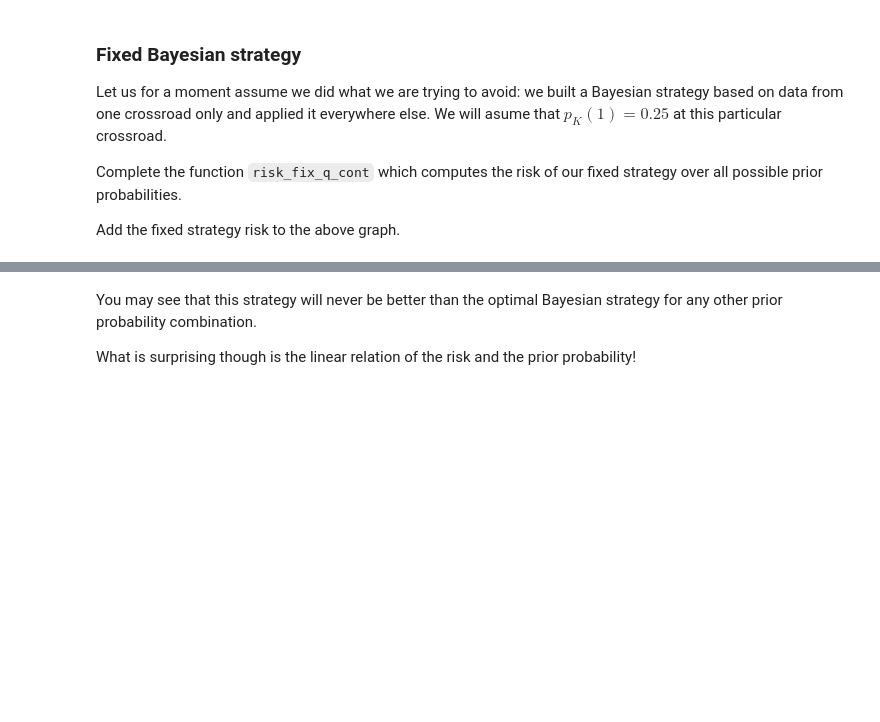
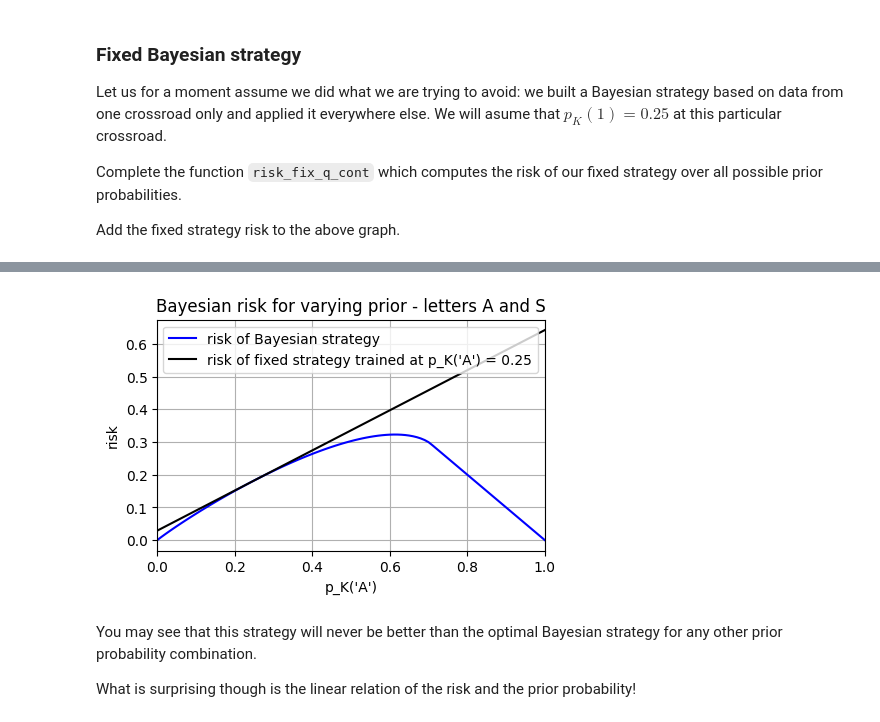
Before and after one commit to andreistirbu27/Pattern-Recognition-ML-CTU-Prague, a Jupyter notebook: assignment_minimax/minimax.ipynb, the cells around one changed output, grey strips where cells are left out. Saved outputs shown, nothing was run; the diff lists cells and outputs as text; code cells hidden in the pictures; blank space fills up the shorter version.

```diff
--- a/assignment_minimax/minimax.ipynb
+++ b/assignment_minimax/minimax.ipynb
@@ -351,38 +363,53 @@ Complete the function `risk_fix_q_cont` which computes the risk of our fixed str
 Add the fixed strategy risk to the above graph.
 # %%
 def risk_fix_q_cont(D1, D2, priors_1, q_fix):
-    mu1, s1 = D1["Mean"], D1["Sigma"]
-    mu2, s2 = D2["Mean"], D2["Sigma"]
+    priors_1 = np.asarray(priors_1, dtype=float)
 
-    t1, t2 = q_fix["t1"], q_fix["t2"]
-    d = q_fix["decision"]
+    mu1, s1 = float(D1["Mean"]), float(D1["Sigma"])
+    mu2, s2 = float(D2["Mean"]), float(D2["Sigma"])
 
-    if d[1] == 1:
-        err1 = norm.cdf(t1, mu1, s1) + (1 - norm.cdf(t2, mu1, s1))
-    else:
-        err1 = 1 - (norm.cdf(t2, mu1, s1) - norm.cdf(t1, mu1, s1))
+    t1 = float(q_fix["t1"])
+    t2 = float(q_fix["t2"])
+    d = np.asarray(q_fix["decision"], dtype=int)
+    if d.shape != (3,):
+        raise ValueError("q_fix['decision'] must be shape (3,)")
 
-    if d[1] == 1:
-        err2 = 1 - (norm.cdf(t2, mu2, s2) - norm.cdf(t1, mu2, s2))
-    else:
-        err2 = norm.cdf(t2, mu2, s2) - norm.cdf(t1, mu2, s2)
+    # interval probabilities for a Normal:
+    # I1: (-inf, t1], I2: (t1, t2], I3: (t2, inf)
+    F1_t1 = norm.cdf(t1, loc=mu1, scale=s1)
+    F1_t2 = norm.cdf(t2, loc=mu1, scale=s1)
+    p1_intervals = np.array([F1_t1, F1_t2 - F1_t1, 1.0 - F1_t2], dtype=float)
 
-    risk = priors_1 * err1 + (1 - priors_1) * err2
+    F2_t1 = norm.cdf(t1, loc=mu2, scale=s2)
+    F2_t2 = norm.cdf(t2, loc=mu2, scale=s2)
+    p2_intervals = np.array([F2_t1, F2_t2 - F2_t1, 1.0 - F2_t2], dtype=float)
+
+    # Errors:
+    # err1 = P(decide class 2 | true class 1) = sum intervals where d == 1 under class 1
+    # err2 = P(decide class 1 | true class 2) = sum intervals where d == 0 under class 2
+    err1 = float(np.sum(p1_intervals[d == 1]))
+    err2 = float(np.sum(p2_intervals[d == 0]))
+
+    risk = priors_1 * err1 + (1.0 - priors_1) * err2
     return risk
 
-D1['Prior'] = 0.25
-D2['Prior'] = 1 - D1['Prior']
-q_p1_fix = find_strategy_2normal(D1, D2)
-risk_fix = risk_fix_q_cont(D1, D2, priors_1, q_p1_fix)
+# build fixed Bayes rule at p1 = 0.25 without mutating D1/D2 elsewhere
+D1_fix = D1.copy()
+D2_fix = D2.copy()
+D1_fix["Prior"] = 0.25
+D2_fix["Prior"] = 1.0 - D1_fix["Prior"]
+
+q_p1_fix = find_strategy_2normal(D1_fix, D2_fix)
+risk_fix = risk_fix_q_cont(D1_fix, D2_fix, priors_1, q_p1_fix)
 
 plt.figure(figsize=(5,3))
 plt.plot(priors_1, risk, 'b')
 plt.plot(priors_1, risk_fix, 'k')
-
 plt.xlim([0, 1.0])
 plt.ylabel('risk')
-plt.xlabel(f'p_K(\'{letters[0]}\')')
-plt.legend(['risk of Bayesian strategy', f"risk of fixed strategy trained at p_K(\'{letters[0]}\') = {D1['Prior']}"])
+plt.xlabel(f"p_K('{letters[0]}')")
+plt.legend(['risk of Bayesian strategy',
+            f"risk of fixed strategy trained at p_K('{letters[0]}') = {D1_fix['Prior']}"])
 plt.title(f'Bayesian risk for varying prior - letters {letters[0]} and {letters[1]}')
 plt.grid('on')
 # %% [output]
@@ -391,3 +416,4 @@ plt.grid('on')
+[figure, added]
 # %% [markdown]
 You may see that this strategy will never be better than the optimal Bayesian strategy for any other prior probability combination.
 
```
Also changed, not shown: parts of 12 cells of this notebook, 9 other files.
